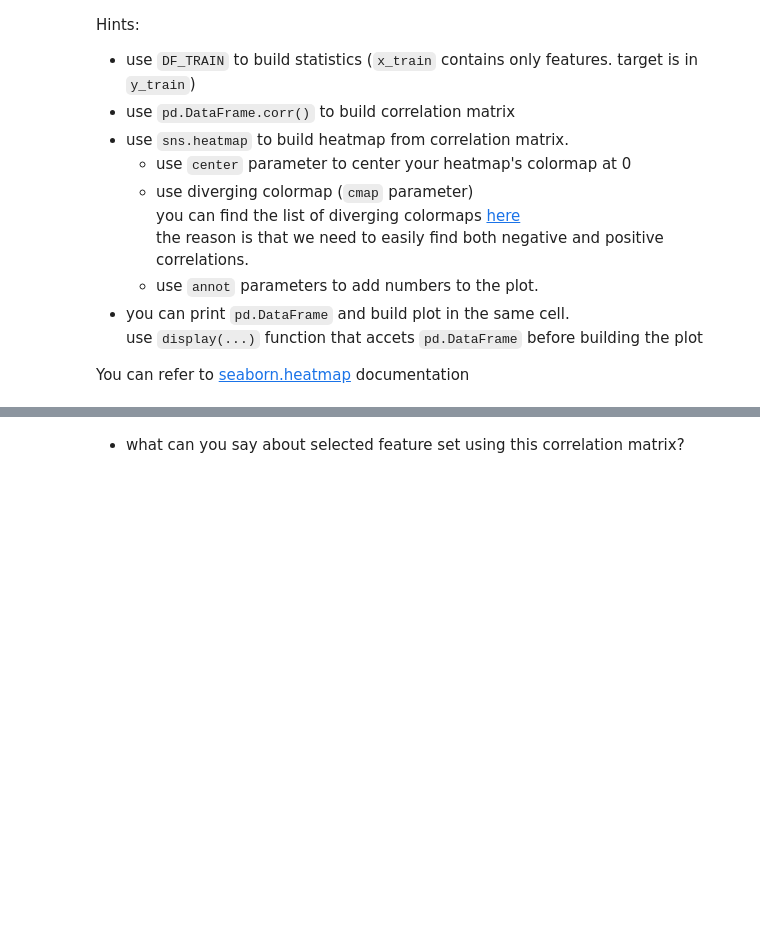
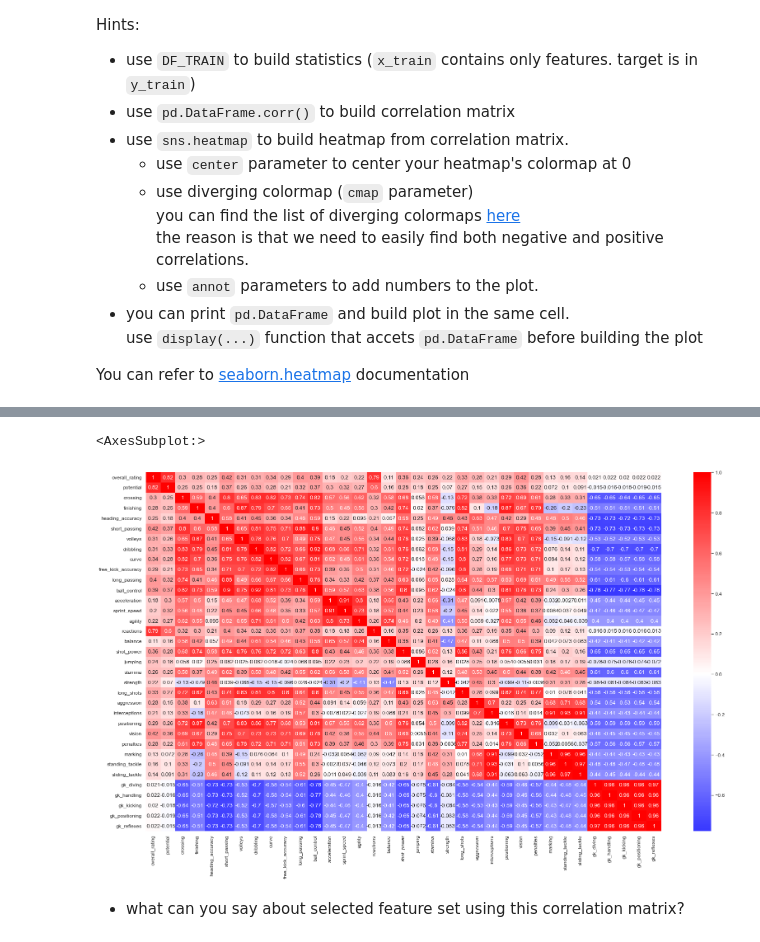
Before and after one commit to reagentjs/rss-ml-q1-2022-1, a Jupyter notebook: linear.ipynb, the cells around one changed output, grey strips where cells are left out. Cells and saved outputs as stored; diff of their text form; code cells hidden in the pictures; blank space fills up the shorter version.

```diff
--- a/linear.ipynb
+++ b/linear.ipynb
@@ -657,7 +780,9 @@ Hints:
 
 You can refer to [seaborn.heatmap](https://seaborn.pydata.org/generated/seaborn.heatmap.html) documentation
 # %%
-# # your code here
-# correlation_matrix =
-# display(correlation_matrix)
-# sns.heatmap(...);
+# your code here
+correlation_matrix = DF_TRAIN.corr()
+display(correlation_matrix)
+plt.rcParams["figure.figsize"] = (28,16)
+sns.heatmap(data=DF_TRAIN.corr(), center=0, cmap='bwr', annot=True)
+# %% [output]
@@ -664,3 +806,5 @@ You can refer to [seaborn.heatmap](https://seaborn.pydata.org/generated/seaborn.
+<AxesSubplot:>
+[figure, added]
 # %% [markdown]
 * what can you say about selected feature set using this correlation matrix?
 # %% [markdown]
```
Also changed, not shown: parts of 32 cells of this notebook.
